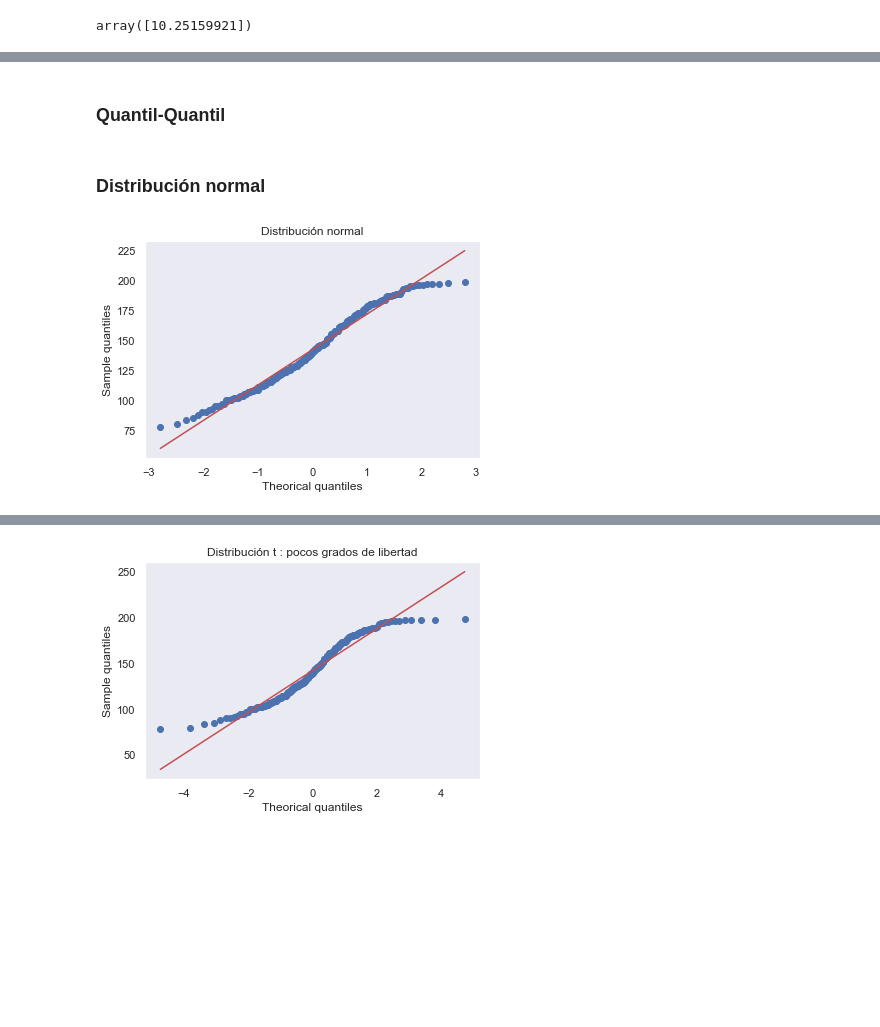
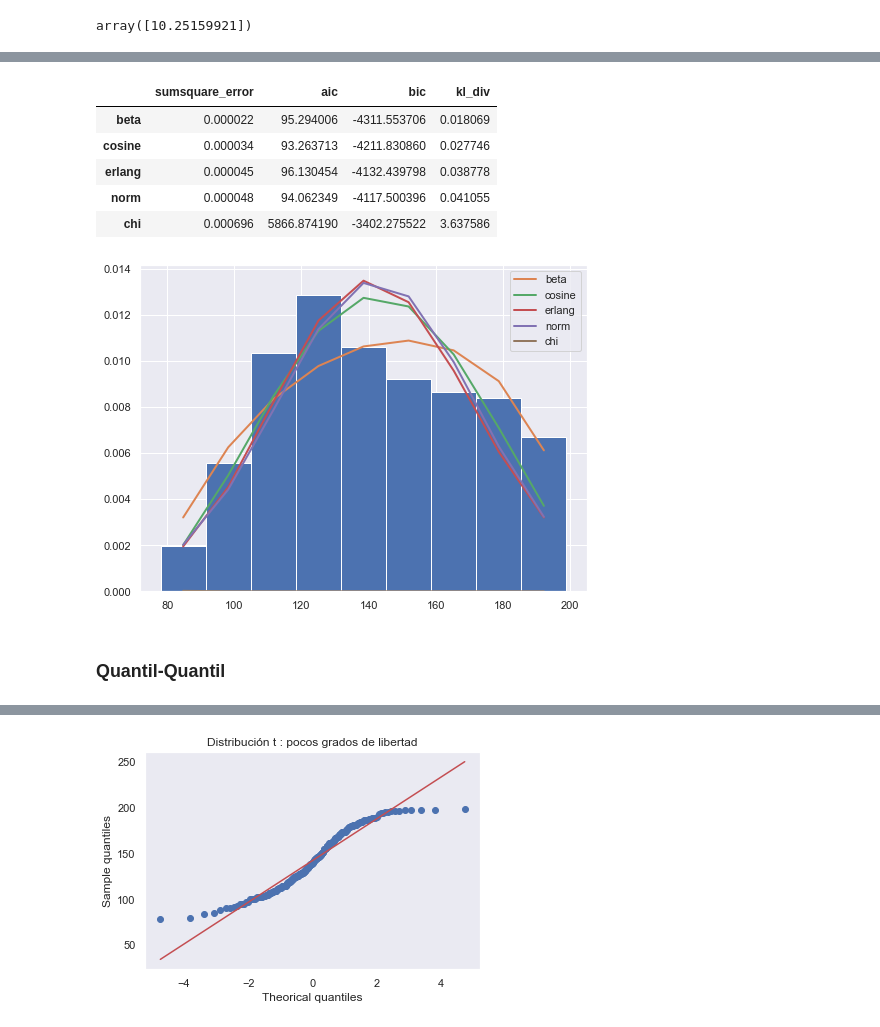
Before and after one commit to Carolina1002/PROYECTO_CBARBA_MAOCHOA, a Jupyter notebook: Proyecto_CBARBA_MAOCHOA.ipynb, the cells around one changed output, grey strips where cells are left out. Drawn from its saved outputs; the diff is of its cells as text; code cells hidden in the pictures; blank space fills up the shorter version.

```diff
--- a/Proyecto_CBARBA_MAOCHOA.ipynb
+++ b/Proyecto_CBARBA_MAOCHOA.ipynb
@@ -234,14 +234,20 @@ hist_bd3
+# %%
+# Función con la librería de Fitter para encontrar las distribuciones que mejor se ajustan
+def fitter(data, bins, distribution):
+    fit = Fitter(data, bins = bins, timeout = 30, density = True, distributions = distribution)
+    fit.fit()
+    plt.figure(figsize = [8, 6])
+    return fit
+# %%
+fitter_g = fitter(data_g, 1 + int(np.log2(len(data_g))), ["cosine", "norm", "chi", "beta", "erlang"])
+fitter_g.summary()
+# %% [output]
+|  | sumsquare_error | aic | bic | kl_div |
+| beta | 0.000022 | 95.294006 | -4311.553706 | 0.018069 |
+| cosine | 0.000034 | 93.263713 | -4211.830860 | 0.027746 |
+| erlang | 0.000045 | 96.130454 | -4132.439798 | 0.038778 |
+| norm | 0.000048 | 94.062349 | -4117.500396 | 0.041055 |
+| chi | 0.000696 | 5866.874190 | -3402.275522 | 3.637586 |
+[figure, added]
 # %% [markdown]
 ### Quantil-Quantil
-# %% [markdown]
-### Distribución normal
-# %%
-# Grafica de la distribucion normal
-st.probplot(strokeBy_glucose_2['Glucose'],dist="norm",plot=plt)
-plt.grid()
-plt.title('Distribución normal')
-plt.xlabel('Theorical quantiles')
-plt.ylabel('Sample quantiles')
-plt.show()
-# %% [output]
-[figure, removed]
```
Also changed, not shown: parts of 65 cells of this notebook.
